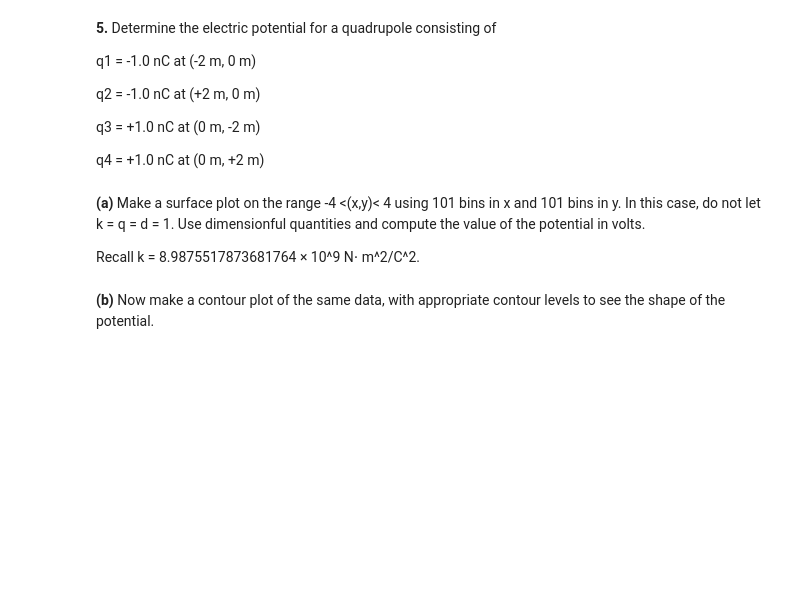
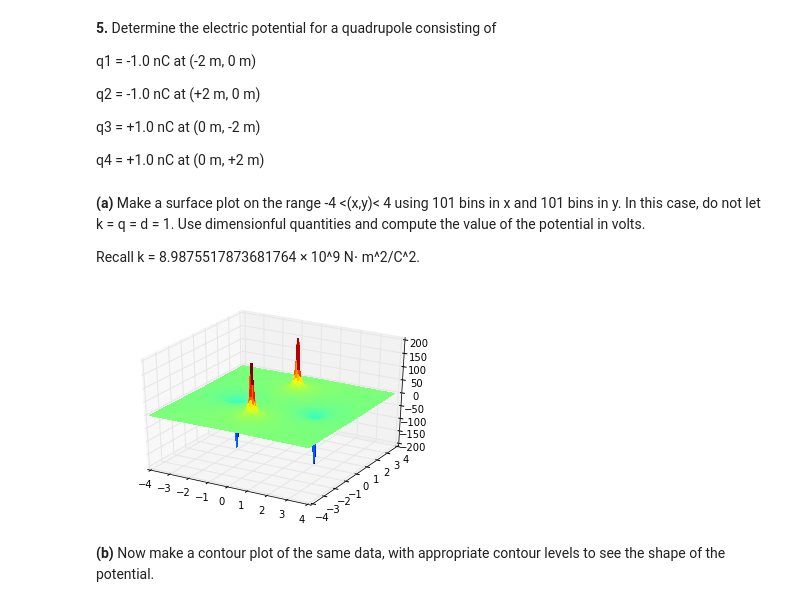
Before and after one commit to slewis06/PHYS202-S14, a Jupyter notebook: Graphics/GraphicsExercises.ipynb, the cells around one changed output. Saved outputs shown, nothing was run; the diff lists cells and outputs as text; code cells hidden in the pictures; blank space fills up the shorter version.

```diff
--- a/Graphics/GraphicsExercises.ipynb
+++ b/Graphics/GraphicsExercises.ipynb
@@ -197,6 +198,34 @@ q4 = +1.0 nC at (0 m, +2 m)
 **(a)** Make a surface plot on the range -4 <(x,y)< 4 using 101 bins in x and 101 bins in y. In this case, do not let k = q = d = 1. Use dimensionful quantities and compute the value of the potential in volts.
 
 Recall k = 8.9875517873681764 × 10^9 N⋅ m^2/C^2.
+# %%
+from mpl_toolkits.mplot3d import Axes3D
+from mpl_toolkits.mplot3d.axes3d import Axes3D
+from matplotlib import cm
+
+k = 8.9875517873681764 * (10**9)
+q = 1.0 * 10**(-9)
+
+
+fig = plt.figure()
+ax = fig.add_subplot(1, 1, 1, projection='3d')
+X = np.arange(-4, 4, 8./101)
+Y = np.arange(-4, 4, 8./101)
+
+X, Y = np.meshgrid(X, Y)
+
+r1 = np.sqrt(Y**2 + (X+2)**2)
+r2 = np.sqrt(Y**2 + (X-2)**2)
+r3 = np.sqrt((Y+2)**2 + X**2)
+r4 = np.sqrt((Y-2)**2 + X**2)
+
+#Re-factor the x,y arrays to be a 2-D grid
+
+Z = k*q*((-1/r1) - (1/r2) + (1/r3) + (1/r4))
+surf = ax.plot_surface(X, Y, Z, rstride=1, cstride=1, cmap=cm.jet,
+        linewidth=0, antialiased=False)
+# %% [output]
+[figure, added]
 # %% [markdown]
 **(b)** Now make a contour plot of the same data, with appropriate contour levels to see the shape of the potential.
 # %% [markdown]
```
Also changed, not shown: parts of 1 cell of this notebook.
